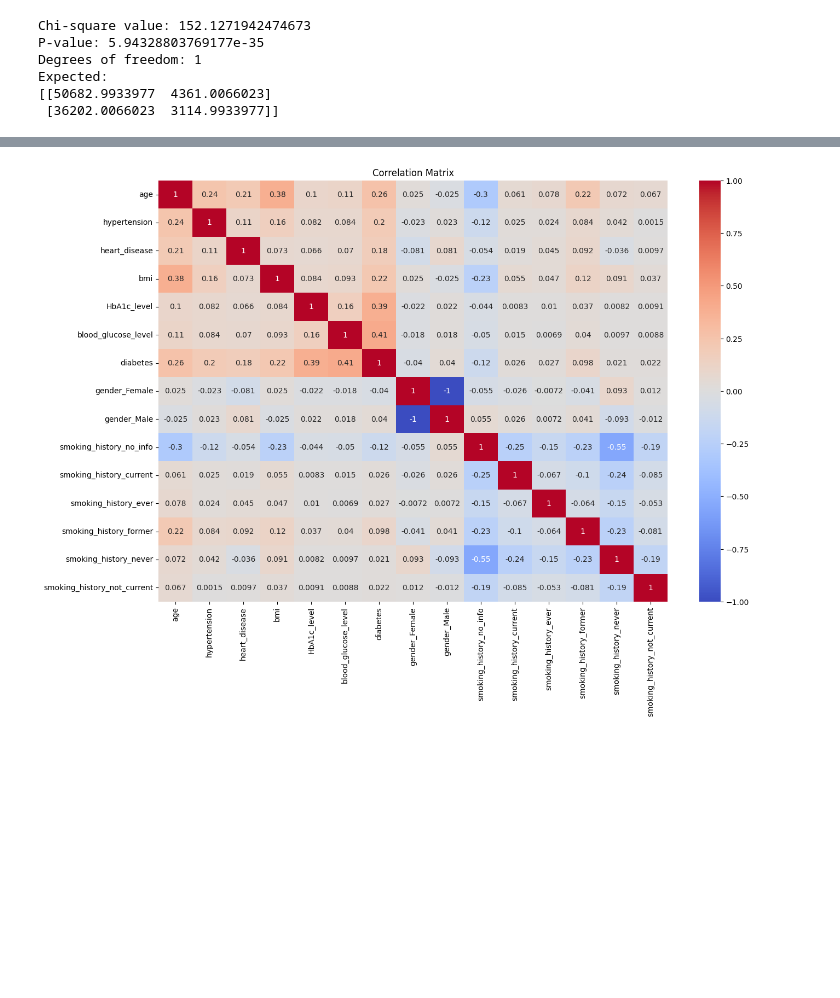
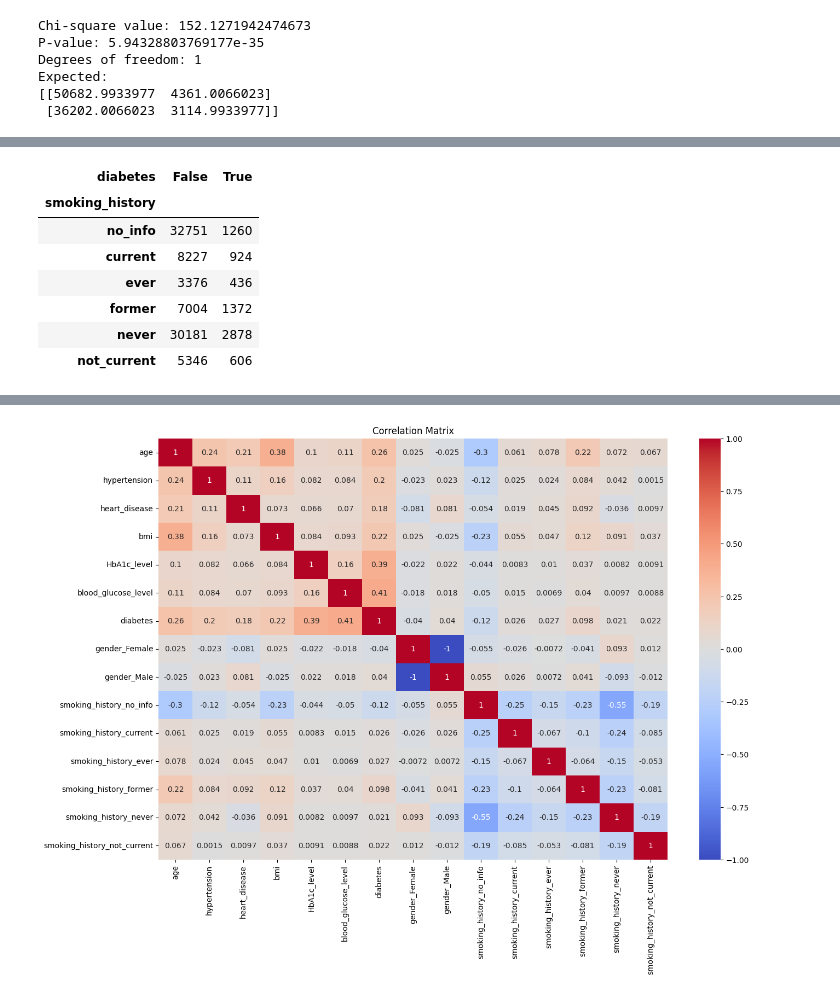
Before and after one commit to nemkin/matstat-diabetes, a Jupyter notebook: diabetes.ipynb, the cells around one changed output, grey strips where cells are left out. Saved outputs shown, nothing was run; the diff lists cells and outputs as text; code cells hidden in the pictures; blank space fills up the shorter version.

```diff
--- a/diabetes.ipynb
+++ b/diabetes.ipynb
@@ -500,0 +545,12 @@ The gender of a person influences the likelihood of developing diabetes.
+# %%
+crosstab = pd.crosstab(df['smoking_history'], df['diabetes'])
+crosstab
+# %% [output]
+| diabetes | False | True |
+| smoking_history |  |  |
+| no_info | 32751 | 1260 |
+| current | 8227 | 924 |
+| ever | 3376 | 436 |
+| former | 7004 | 1372 |
+| never | 30181 | 2878 |
+| not_current | 5346 | 606 |
```
Also changed, not shown: parts of 18 cells of this notebook.
